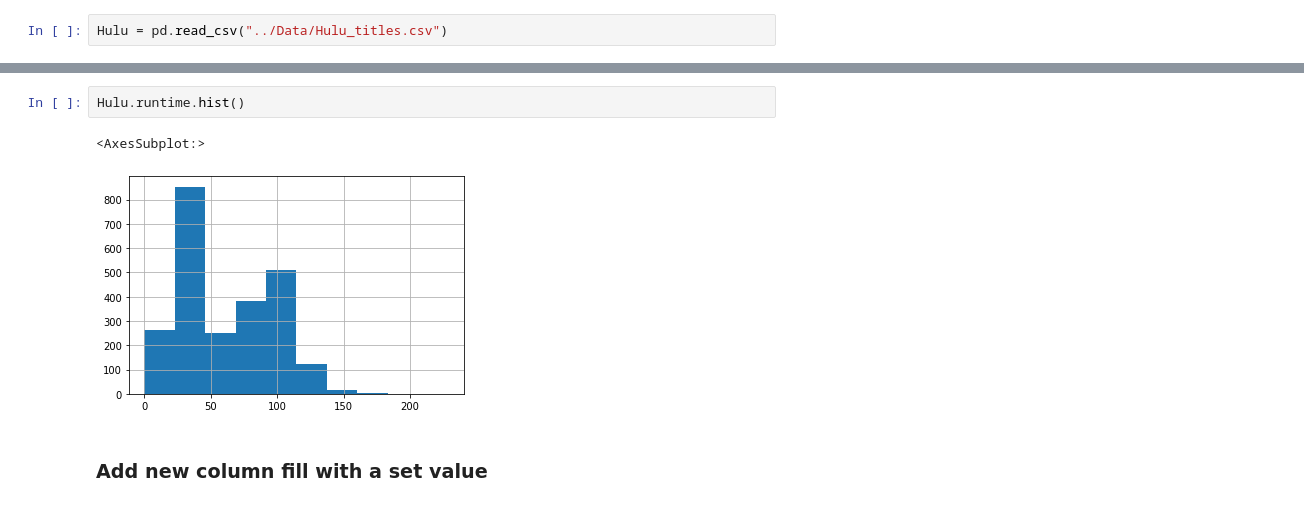
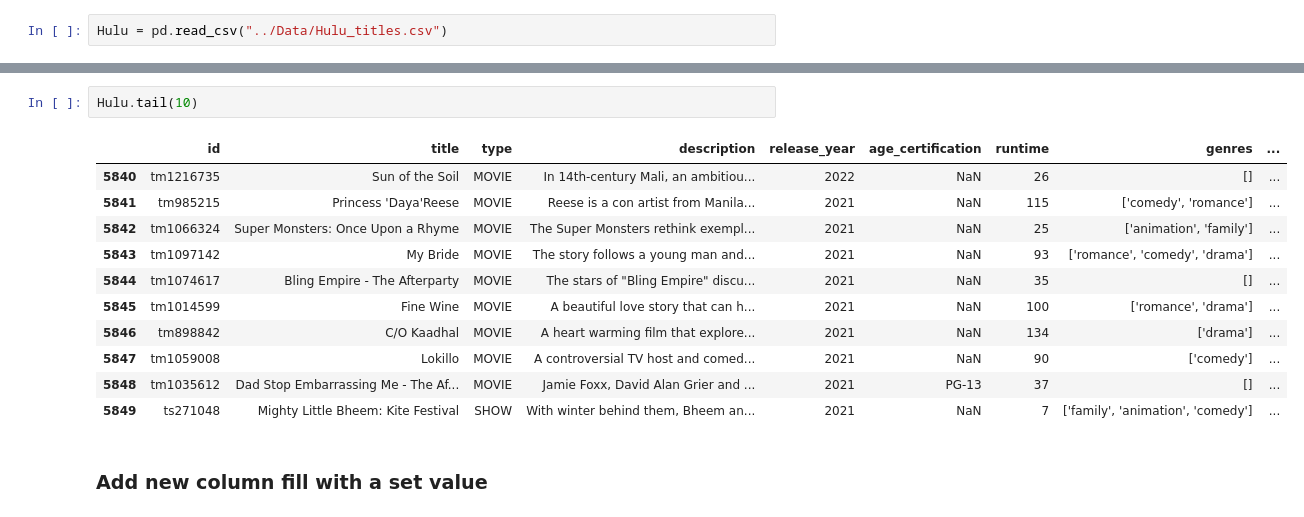
Before and after one commit to SummerEcho87/Group-Project-, a Jupyter notebook: Notebooks/Hulu.ipynb, the cells around one changed output, grey strips where cells are left out. Saved outputs shown, nothing was run; the diff lists cells and outputs as text.

```diff
--- a/Notebooks/Hulu.ipynb
+++ b/Notebooks/Hulu.ipynb
@@ -33,8 +37,17 @@ Hulu.head()
 # %%
-Hulu.runtime.hist()
+Hulu.tail(10)
 # %% [output]
-<AxesSubplot:>
-[figure, removed]
+|  | id | title | type | description | release_year | age_certification | runtime | genres | ... |
+| 5840 | tm1216735 | Sun of the Soil | MOVIE | In 14th-century Mali, an ambitiou... | 2022 | NaN | 26 | [] | ... |
+| 5841 | tm985215 | Princess 'Daya'Reese | MOVIE | Reese is a con artist from Manila... | 2021 | NaN | 115 | ['comedy', 'romance'] | ... |
+| 5842 | tm1066324 | Super Monsters: Once Upon a Rhyme | MOVIE | The Super Monsters rethink exempl... | 2021 | NaN | 25 | ['animation', 'family'] | ... |
+| 5843 | tm1097142 | My Bride | MOVIE | The story follows a young man and... | 2021 | NaN | 93 | ['romance', 'comedy', 'drama'] | ... |
+| 5844 | tm1074617 | Bling Empire - The Afterparty | MOVIE | The stars of "Bling Empire" discu... | 2021 | NaN | 35 | [] | ... |
+| 5845 | tm1014599 | Fine Wine | MOVIE | A beautiful love story that can h... | 2021 | NaN | 100 | ['romance', 'drama'] | ... |
+| 5846 | tm898842 | C/O Kaadhal | MOVIE | A heart warming film that explore... | 2021 | NaN | 134 | ['drama'] | ... |
+| 5847 | tm1059008 | Lokillo | MOVIE | A controversial TV host and comed... | 2021 | NaN | 90 | ['comedy'] | ... |
+| 5848 | tm1035612 | Dad Stop Embarrassing Me - The Af... | MOVIE | Jamie Foxx, David Alan Grier and ... | 2021 | PG-13 | 37 | [] | ... |
+| 5849 | ts271048 | Mighty Little Bheem: Kite Festival | SHOW | With winter behind them, Bheem an... | 2021 | NaN | 7 | ['family', 'animation', 'comedy'] | ... |
 # %% [markdown]
 ### Add new column fill with a set value
 # %%
```
Also changed, not shown: parts of 4 cells of this notebook.
